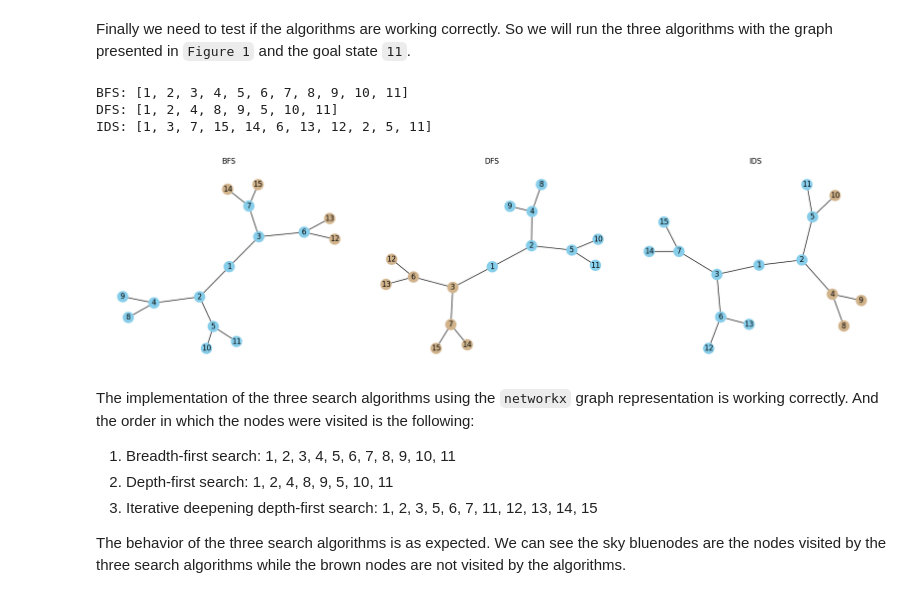
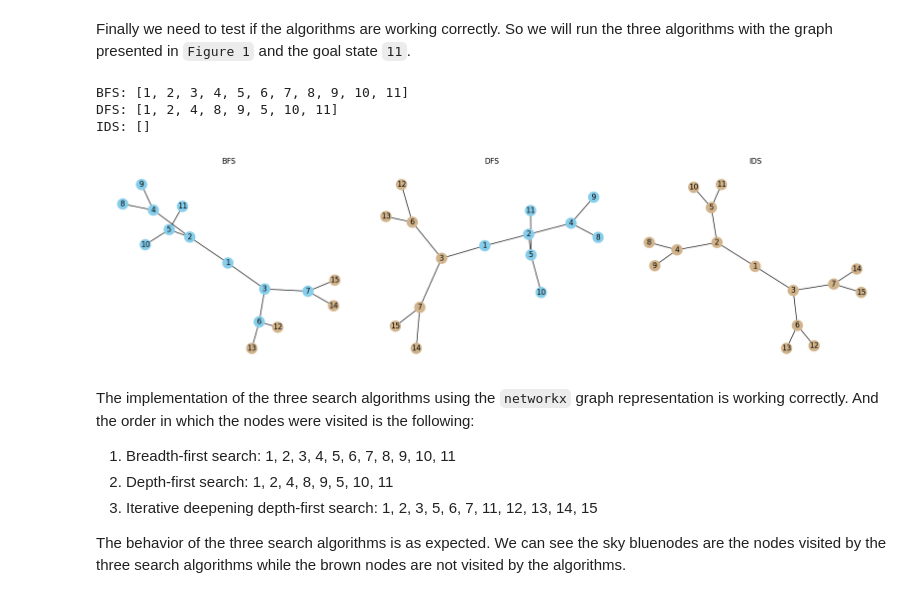
Before and after one commit to WashingtonYandun/UninformedSearch, a Jupyter notebook: problem_1.ipynb, the cells around one changed output. Saved outputs shown, nothing was run; the diff lists cells and outputs as text; code cells hidden in the pictures.

```diff
--- a/problem_1.ipynb
+++ b/problem_1.ipynb
@@ -441,28 +441,28 @@ Finally we need to test if the algorithms are working correctly. So we will run
 # %%
 def main_nx() -> None:
     """Main function to execute graph searches and visualize results."""
     G = create_graph_nx()
     start_node = 1
     goal_node = 11
-    max_depth = 5
+    max_depth = 1
 
     bfs_visited = bfs_nx(G, start_node, goal_node)
     dfs_visited = dfs_nx(G, start_node, goal_node)
     ids_visited = ids_nx(G, start_node, goal_node, max_depth) or []
 
     print(f"BFS: {bfs_visited}")
     print(f"DFS: {dfs_visited}")
     print(f"IDS: {ids_visited}")
 
     plot_graph_nx(G, bfs_visited, dfs_visited, ids_visited)
 
 # Execute the main function
 main_nx()
 # %% [output]
 BFS: [1, 2, 3, 4, 5, 6, 7, 8, 9, 10, 11]
 DFS: [1, 2, 4, 8, 9, 5, 10, 11]
-IDS: [1, 3, 7, 15, 14, 6, 13, 12, 2, 5, 11]
+IDS: []
-[figure, old version]
+[figure, new version]
 # %% [markdown]
 The implementation of the three search algorithms using the `networkx` graph representation is working correctly. And the order in which the nodes were visited is the following:
 
```
Also changed, not shown: parts of 2 cells of this notebook, 5 other files.
